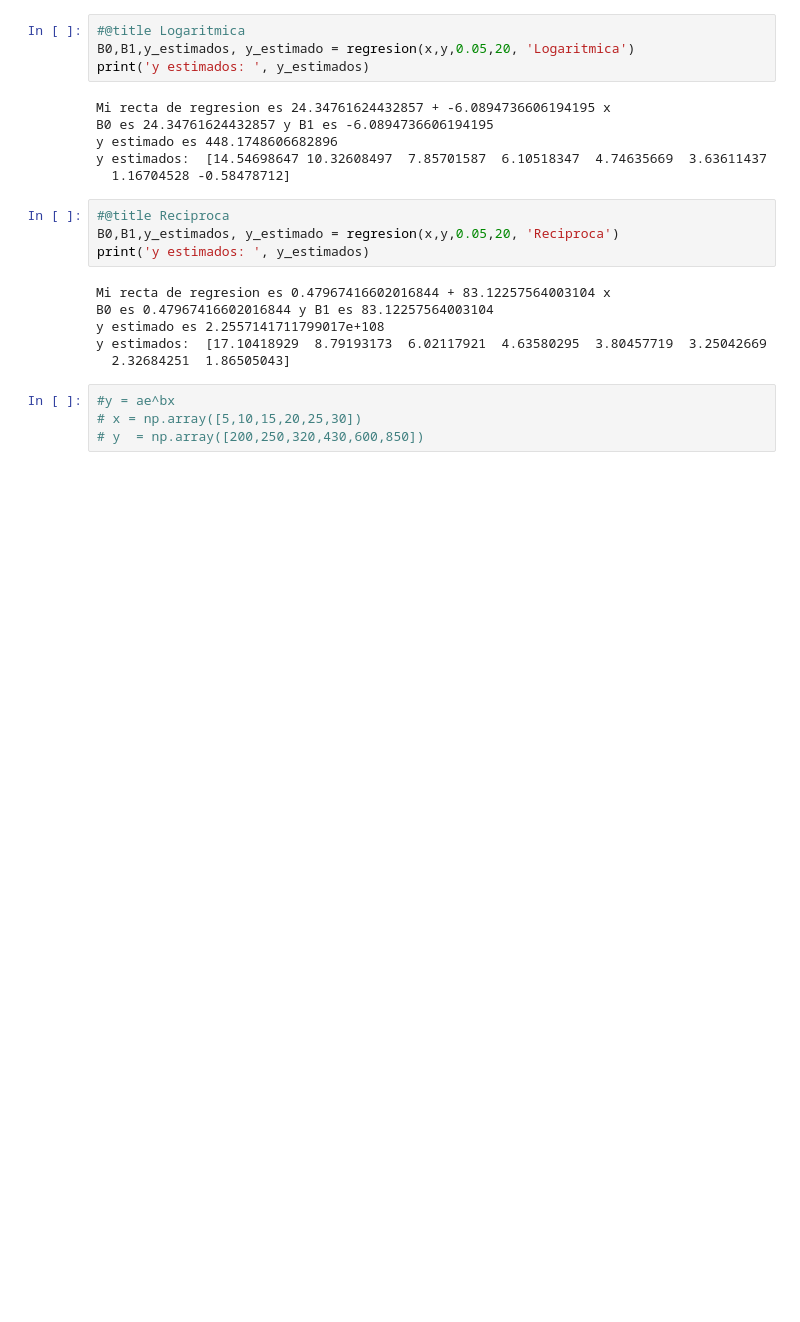
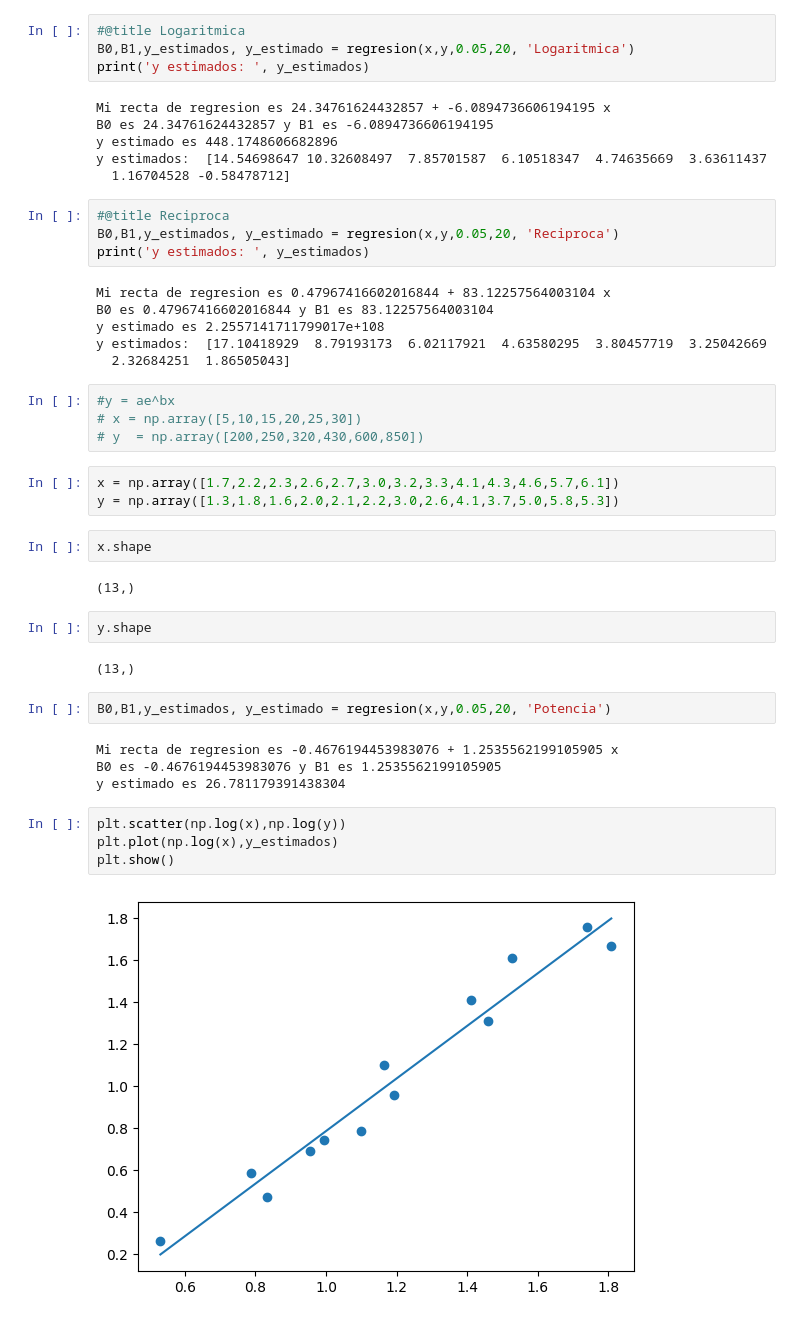
Before and after one commit to LauraCD2/23_nba, a Jupyter notebook: RegresionNoLineal.ipynb, the cells around one changed output. Drawn from its saved outputs; the diff is of its cells as text; blank space fills up the shorter version.

```diff
--- a/RegresionNoLineal.ipynb
+++ b/RegresionNoLineal.ipynb
@@ -169,3 +169,26 @@ y estimados:  [17.10418929  8.79193173  6.02117921  4.63580295  3.80457719  3.25
 #y = ae^bx
 # x = np.array([5,10,15,20,25,30])
 # y  = np.array([200,250,320,430,600,850])
+# %%
+x = np.array([1.7,2.2,2.3,2.6,2.7,3.0,3.2,3.3,4.1,4.3,4.6,5.7,6.1])
+y = np.array([1.3,1.8,1.6,2.0,2.1,2.2,3.0,2.6,4.1,3.7,5.0,5.8,5.3])
+# %%
+x.shape
+# %% [output]
+(13,)
+# %%
+y.shape
+# %% [output]
+(13,)
+# %%
+B0,B1,y_estimados, y_estimado = regresion(x,y,0.05,20, 'Potencia')
+# %% [output]
+Mi recta de regresion es -0.4676194453983076 + 1.2535562199105905 x
+B0 es -0.4676194453983076 y B1 es 1.2535562199105905
+y estimado es 26.781179391438304
+# %%
+plt.scatter(np.log(x),np.log(y))
+plt.plot(np.log(x),y_estimados)
+plt.show()
+# %% [output]
+[figure, added]
```
